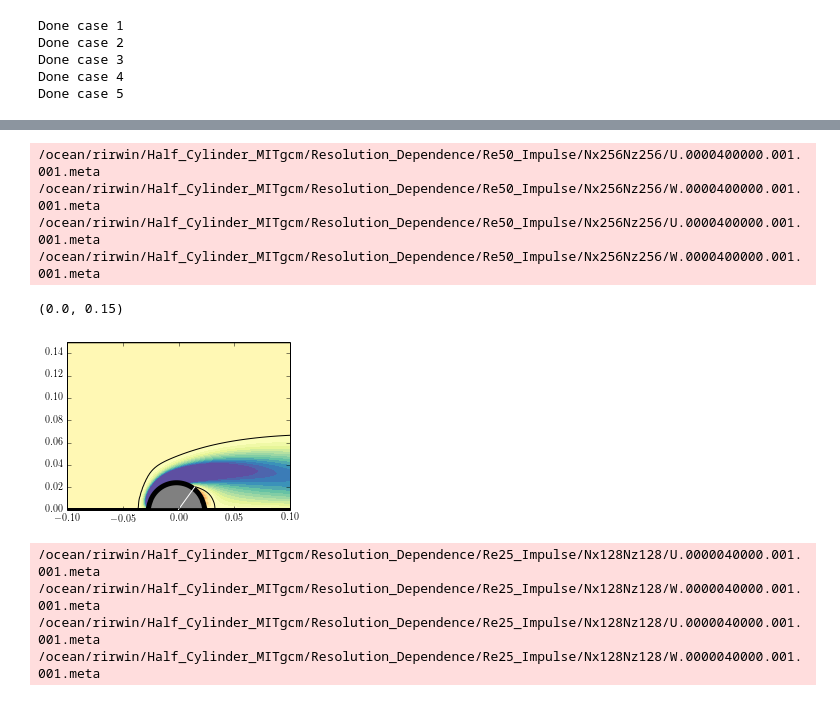
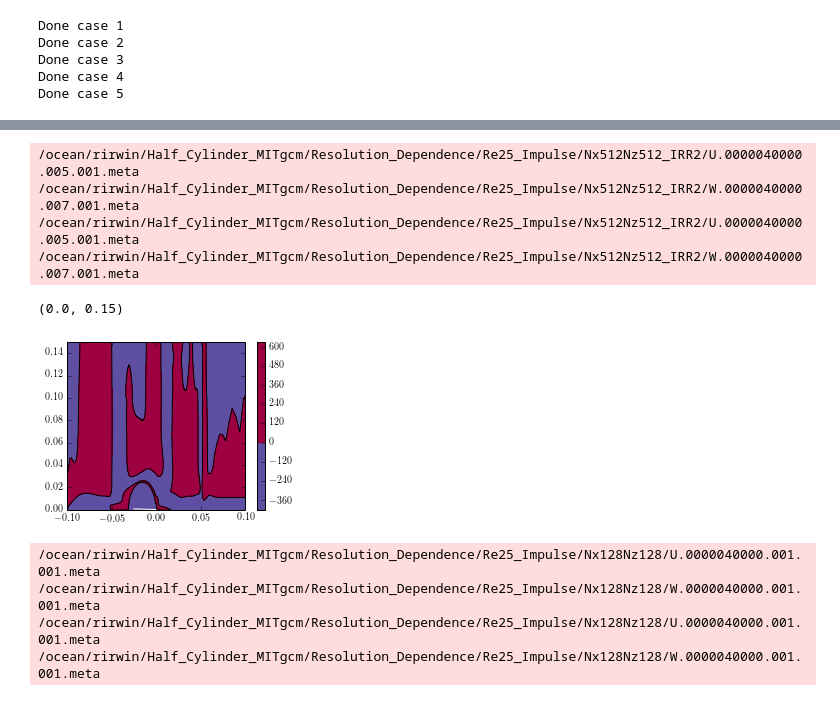
Before and after one commit to UBC-MOAD/flow_separation, a Jupyter notebook: half_cylinder_notebooks/feb2.ipynb, the cells around one changed output, grey strips where cells are left out. Saved outputs shown, nothing was run; the diff lists cells and outputs as text; code cells hidden in the pictures.

```diff
--- a/half_cylinder_notebooks/feb2.ipynb
+++ b/half_cylinder_notebooks/feb2.ipynb
@@ -53,30 +38,35 @@ id_str = []
 
 #Re = 25
 dout.append(1000)
-dout.append(2000)
-dout.append(5000)
 dout.append(5000)
 dout.append(10000)
 dout.append(40000)
+#dout.append(1.5e-5)
+
 max_out.append(80000)
-max_out.append(160000)
-max_out.append(400000)
 max_out.append(400000)
 max_out.append(800000)
-max_out.append(1120000)
+max_out.append(2760000)
+#max_out.append(160000)
 
 delta = np.sqrt(2e-5/0.01)
 
 id_str.append("dx={:1.3f}".format(0.4/128/delta)+'$\delta$, '+"dz={:1.3f}".format(0.4/128/delta)+'$\delta$')
-id_str.append("dx={:1.3f}".format(0.4/256/delta)+'$\delta$, '+"dz={:1.3f}".format(0.4/128/delta)+'$\delta$')
 id_str.append("dx={:1.3f}".format(0.4/256/delta)+'$\delta$, '+"dz={:1.3f}".format(0.4/256/delta)+'$\delta$')
-id_str.append("dx={:1.3f}".format(0.4/512/delta)+'$\delta$, '+"dz={:1.3f}".format(0.4/256/delta)+'$\delta$')
 id_str.append("dx={:1.3f}".format(0.4/512/delta)+'$\delta$, '+"dz={:1.3f}".format(0.4/512/delta)+'$\delta$')
 DXC_irr = rdmds('/ocean/rirwin/Half_Cylinder_MITgcm/Resolution_Dependence/Re25_Impulse/Nx512Nz512_IRR/DXC')
 DRC_irr = rdmds('/ocean/rirwin/Half_Cylinder_MITgcm/Resolution_Dependence/Re25_Impulse/Nx512Nz512_IRR/DRC')
 dxmin = np.min(np.min(DXC_irr))
 dzmin = np.min(np.min(DRC_irr))
 id_str.append("dx={:1.3f}".format(dxmin/delta)+'$\delta$, '+"dz={:1.3f}".format(dzmin/delta)+'$\delta$')
+DXC_irr2 = rdmds('/ocean/rirwin/Half_Cylinder_MITgcm/Resolution_Dependence/Re25_Impulse/Nx512Nz512_IRR2/DXC')
+DRC_irr2 = rdmds('/ocean/rirwin/Half_Cylinder_MITgcm/Resolution_Dependence/Re25_Impulse/Nx512Nz512_IRR2/DRC')
+dxmin2 = np.min(np.min(DXC_irr2))
+dzmin2 = np.min(np.min(DRC_irr2))
+
+dx_vals = np.array([0.4/128,0.4/256,0.4/512,dxmin])/delta
+dz_vals = np.array([0.4/128,0.4/256,0.4/512,dzmin])/delta
+
 #id_str.append("dx={:1.3f}".format(0.4/1024/delta)+'$\delta$, '+"dz={:1.3f}".format(0.4/1024/delta)+'$\delta$')
 #id_str.append('Re25.128x128')
 #id_str.append('Re25.256x128')
@@ -195,27 +201,28 @@ HTML(embed_video(4))
 # %% [output]
 [interactive output not drawn]
 # %%
-n=40
-U,W,vort=cyl_case[2].get_fields_at_output(n*dout[2])
-thet,dudz = cyl_case[2].get_dudz(n*dout[2]);
-sep_pt = cyl_case[2].find_zero(thet,dudz)
+n=1
+U,W,vort=cyl_case[4].get_fields_at_output(n*dout[4])
+thet,dudz = cyl_case[4].get_dudz(n*dout[4]);
+sep_pt = cyl_case[4].find_zero(thet,dudz)
 
 thet_0 = (180-sep_pt)*np.pi/180
 
 fig, ax = plt.subplots(figsize=(4,3))
-plt.contourf(cyl_case[2].XG,cyl_case[2].ZG,vort,100,vmin=-0.5,vmax=0.5,cmap='Spectral_r')
-plt.contour(cyl_case[2].XG,cyl_case[2].ZG,vort,vmin=-0.5,vmax=0.5,levels=[0],colors=['k'])
-plt.fill(cyl_case[2].XG-0.001,0.149-cyl_case[2].Depth,facecolor='gray',lw=5)
+plt.contourf(cyl_case[4].XG,cyl_case[4].ZG,vort,100,vmin=-0.5,vmax=0.5,cmap='Spectral_r')
+plt.colorbar()
+plt.contour(cyl_case[4].XG,cyl_case[4].ZG,vort,vmin=-0.5,vmax=0.5,levels=[0],colors=['k'])
+plt.fill(cyl_case[4].XG-0.001,0.149-cyl_case[4].Depth,facecolor='gray',lw=5)
 plt.plot([0, np.cos(thet_0)*0.025],[0,np.sin(thet_0)*0.025],'-w')
 plt.xlim((-0.10,0.10))
 plt.ylim((0.0,0.15))
 # %% [output]
-/ocean/rirwin/Half_Cylinder_MITgcm/Resolution_Dependence/Re50_Impulse/Nx256Nz256/U.0000400000.001.001.meta
-/ocean/rirwin/Half_Cylinder_MITgcm/Resolution_Dependence/Re50_Impulse/Nx256Nz256/W.0000400000.001.001.meta
-/ocean/rirwin/Half_Cylinder_MITgcm/Resolution_Dependence/Re50_Impulse/Nx256Nz256/U.0000400000.001.001.meta
-/ocean/rirwin/Half_Cylinder_MITgcm/Resolution_Dependence/Re50_Impulse/Nx256Nz256/W.0000400000.001.001.meta
+/ocean/rirwin/Half_Cylinder_MITgcm/Resolution_Dependence/Re25_Impulse/Nx512Nz512_IRR2/U.0000040000.005.001.meta
+/ocean/rirwin/Half_Cylinder_MITgcm/Resolution_Dependence/Re25_Impulse/Nx512Nz512_IRR2/W.0000040000.007.001.meta
+/ocean/rirwin/Half_Cylinder_MITgcm/Resolution_Dependence/Re25_Impulse/Nx512Nz512_IRR2/U.0000040000.005.001.meta
+/ocean/rirwin/Half_Cylinder_MITgcm/Resolution_Dependence/Re25_Impulse/Nx512Nz512_IRR2/W.0000040000.007.001.meta
 (0.0, 0.15)
-[figure, old version]
+[figure, new version]
 # %%
 n=40
 CASE = 0
```
Also changed, not shown: parts of 5 cells of this notebook, 2 other files.
